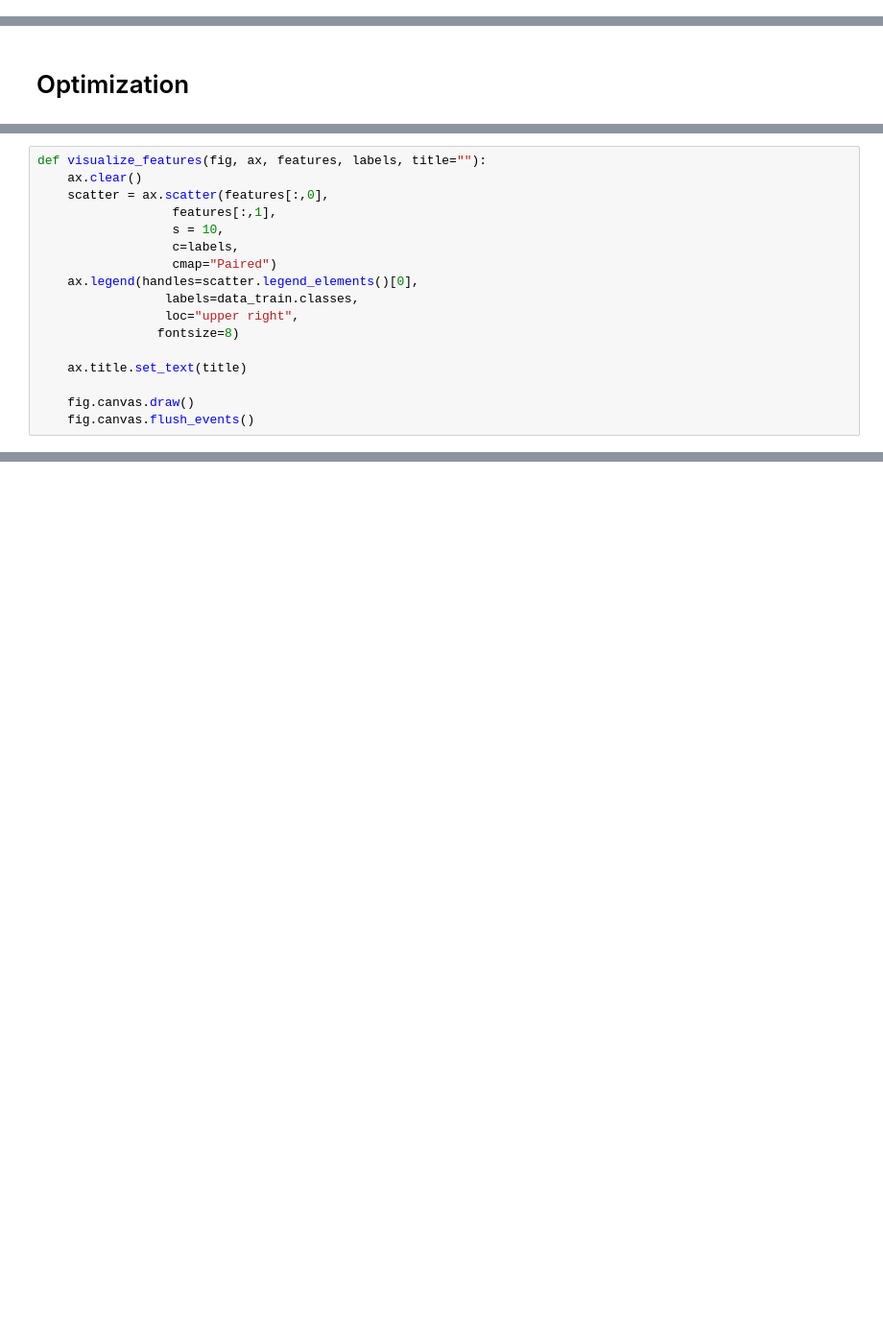
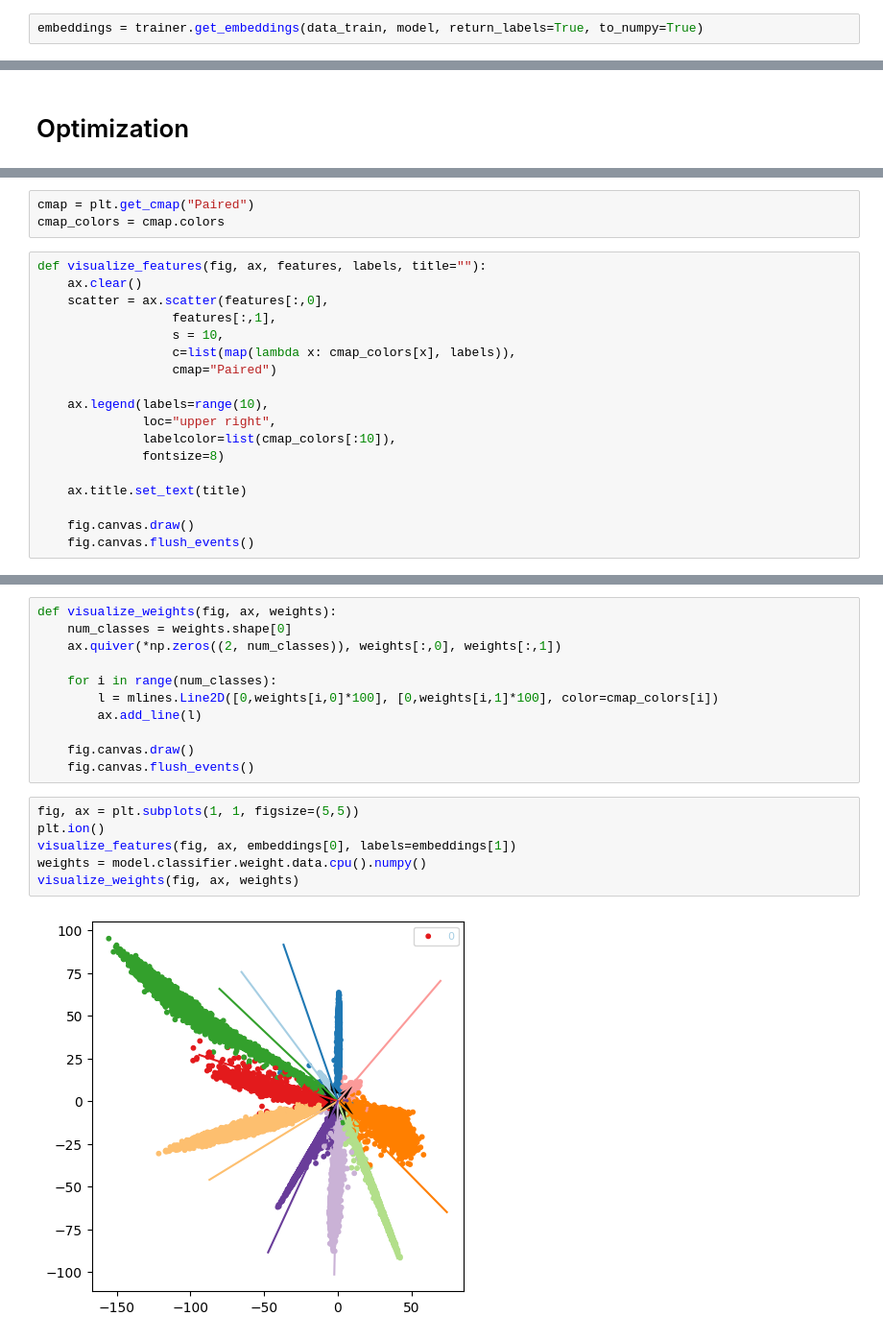
Before and after one commit to alenic/metric-learning-examples, a Jupyter notebook: examples/softmax.ipynb, the cells around one changed output, grey strips where cells are left out. Shown: that part at 96% size. Cells and saved outputs as stored; diff of their text form; blank space fills up the shorter version.

```diff
--- a/examples/softmax.ipynb
+++ b/examples/softmax.ipynb
@@ -55,0 +88,2 @@ load_test = torch.utils.data.DataLoader(data_test,
+# %%
+embeddings = trainer.get_embeddings(data_train, model, return_labels=True, to_numpy=True)
@@ -66,15 +96,19 @@ from sklearn.metrics import accuracy_score
+# %%
+cmap = plt.get_cmap("Paired")
+cmap_colors = cmap.colors
 # %%
 def visualize_features(fig, ax, features, labels, title=""):
     ax.clear()
     scatter = ax.scatter(features[:,0],
                   features[:,1],
                   s = 10,
-                  c=labels,
+                  c=list(map(lambda x: cmap_colors[x], labels)),
                   cmap="Paired")
-    ax.legend(handles=scatter.legend_elements()[0],
-                 labels=data_train.classes,
-                 loc="upper right",
-                fontsize=8)
+
+    ax.legend(labels=range(10),
+              loc="upper right",
+              labelcolor=list(cmap_colors[:10]),
+              fontsize=8)
 
     ax.title.set_text(title)
 
@@ -150,0 +117,19 @@ KeyboardInterrupt:
+# %%
+def visualize_weights(fig, ax, weights):
+    num_classes = weights.shape[0]
+    ax.quiver(*np.zeros((2, num_classes)), weights[:,0], weights[:,1])
+
+    for i in range(num_classes):
+        l = mlines.Line2D([0,weights[i,0]*100], [0,weights[i,1]*100], color=cmap_colors[i])
+        ax.add_line(l)
+
+    fig.canvas.draw()
+    fig.canvas.flush_events()
+# %%
+fig, ax = plt.subplots(1, 1, figsize=(5,5))
+plt.ion()
+visualize_features(fig, ax, embeddings[0], labels=embeddings[1])
+weights = model.classifier.weight.data.cpu().numpy()
+visualize_weights(fig, ax, weights)
+# %% [output]
+[figure, added]
```
Also changed, not shown: parts of 13 cells of this notebook, 3 other files.
